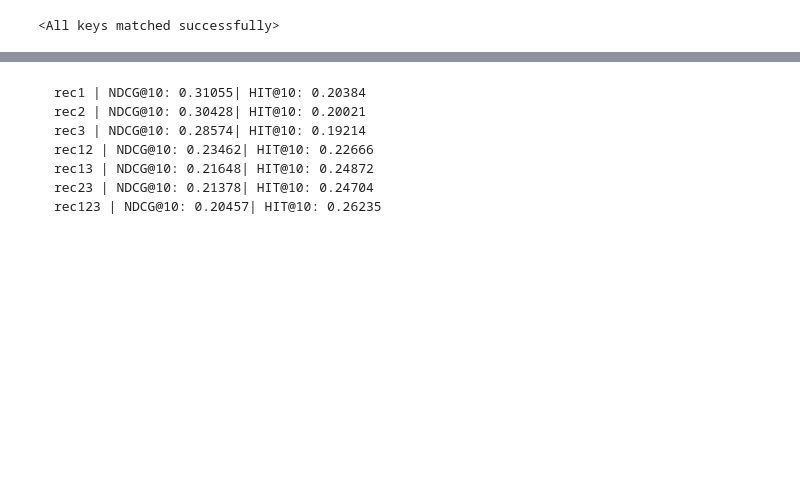
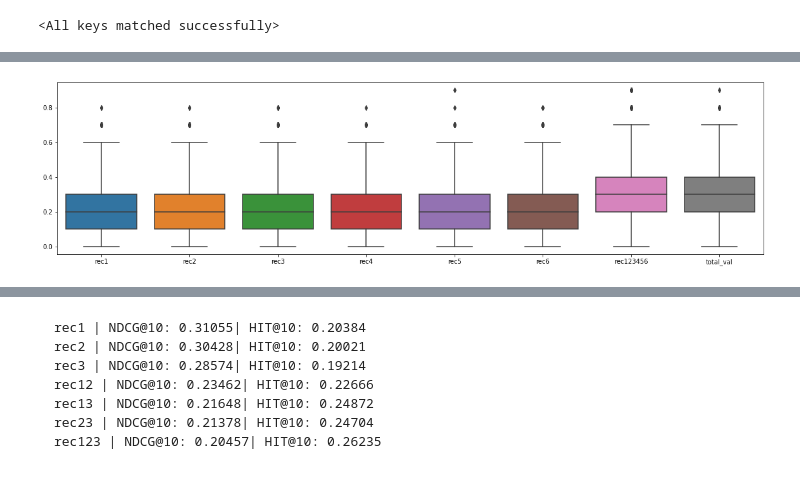
Before and after one commit to boostcampaitech3/level2-movie-recommendation-level2-recsys-05, a Jupyter notebook: jupyter/Ensembel.ipynb, the cells around one changed output, grey strips where cells are left out. Cells and saved outputs as stored; diff of their text form; code cells hidden in the pictures; blank space fills up the shorter version.

```diff
--- a/jupyter/Ensembel.ipynb
+++ b/jupyter/Ensembel.ipynb
@@ -603,0 +833,6 @@ model3.load_state_dict(torch.load(os.path.join(config.model_path, 'RecVAE_v3.pt'
+# %%
+model5 = MultiDAE(
+    p_dims = [100, 200, 400] + [make_matrix_data_set.num_item],
+    dropout_rate = 0.5).to(device)
+
+model5.load_state_dict(torch.load(os.path.join(config.model_path, 'Multi-DAE_v1.pt')))
@@ -603,0 +841,6 @@ model3.load_state_dict(torch.load(os.path.join(config.model_path, 'RecVAE_v3.pt'
+# %%
+model6 = MultiVAE(
+    p_dims = [100, 200, 400] + [make_matrix_data_set.num_item],
+    dropout_rate = 0.5).to(device)
+
+model6.load_state_dict(torch.load(os.path.join(config.model_path, 'Multi-VAE_v1.pt')))
@@ -604,10 +849,32 @@ model3.load_state_dict(torch.load(os.path.join(config.model_path, 'RecVAE_v3.pt'
 # %%
-total_evaluate(
+df = total_evaluate(
     model1 = model1,
     model2 = model2,
     RecVAE = model3,
+    AutoRec = model4,
+    MultiDAE = model5,
+    MultiVAE = model6,
     X = X.todense(),
     user_train = user_train,
     user_valid = user_valid,
     candidate_cnt = 10,
     )
+# %%
+# 유저들 마다 rec1 or rec2 or rec3 or ranking 등 맞는 방법에 따라사 추천을 해주는 것도 좋은 방법이 될 수 있음
+
+new_df = pd.DataFrame(df)
+
+def get_total_name(x):
+    val_list = [x['rec1'], x['rec2'], x['rec3'], x['rec4'], x['rec5'] , x['rec6']]
+    max_val = max(val_list)
+    val_idx = val_list.index(max_val)
+    if val_idx == 0 : return 'rec1'
+    elif val_idx == 1 : return 'rec2'
+    elif val_idx == 2 : return 'rec3'
+    elif val_idx == 3 : return 'rec4'
+    elif val_idx == 4 : return 'rec5'
+    elif val_idx == 5 : return 'rec6'
+
+new_df['total_val'] = new_df.apply(lambda x: max(x['rec1'], x['rec2'], x['rec3'], x['rec4'], x['rec5'] , x['rec6']), axis = 1)
+new_df['total_name'] = new_df.apply(lambda x: get_total_name(x), axis = 1)
+new_df
@@ -613,0 +895,9 @@ total_evaluate(
+# %%
+import seaborn as sns
+import matplotlib.pyplot as plt
+
+plt.figure(figsize = (20, 5))
+sns.boxplot(data = new_df[["rec1", "rec2", "rec3", "rec4", "rec5", "rec6", 'rec123456', 'total_val']])
+plt.show()
+# %% [output]
+[figure, added]
```
Also changed, not shown: parts of 19 cells of this notebook, 3 other files.
